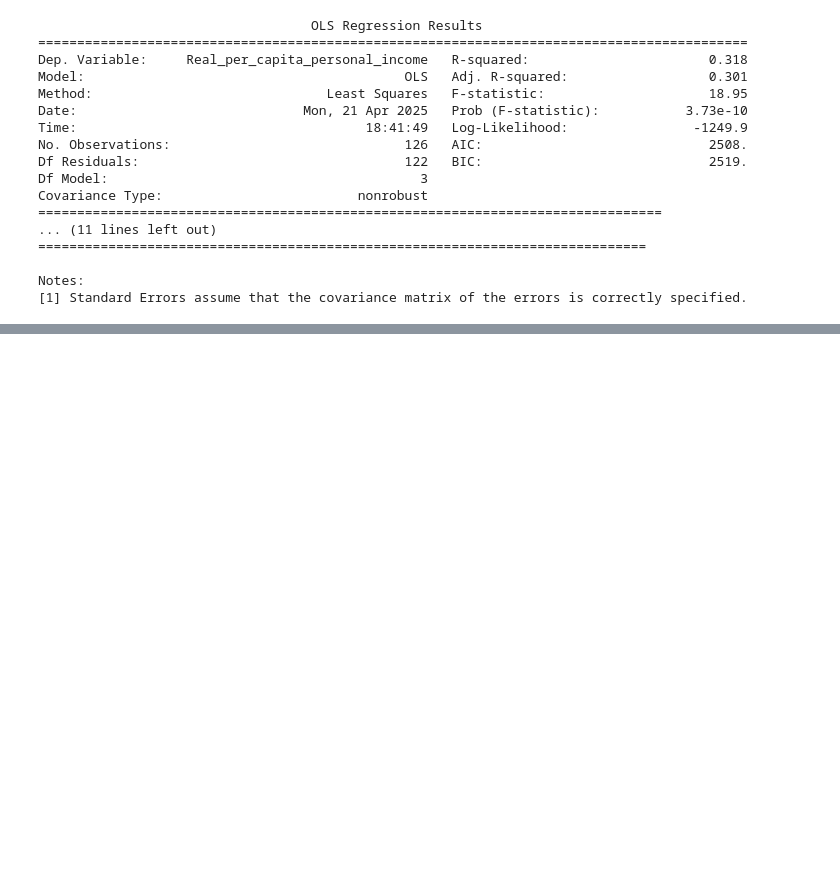
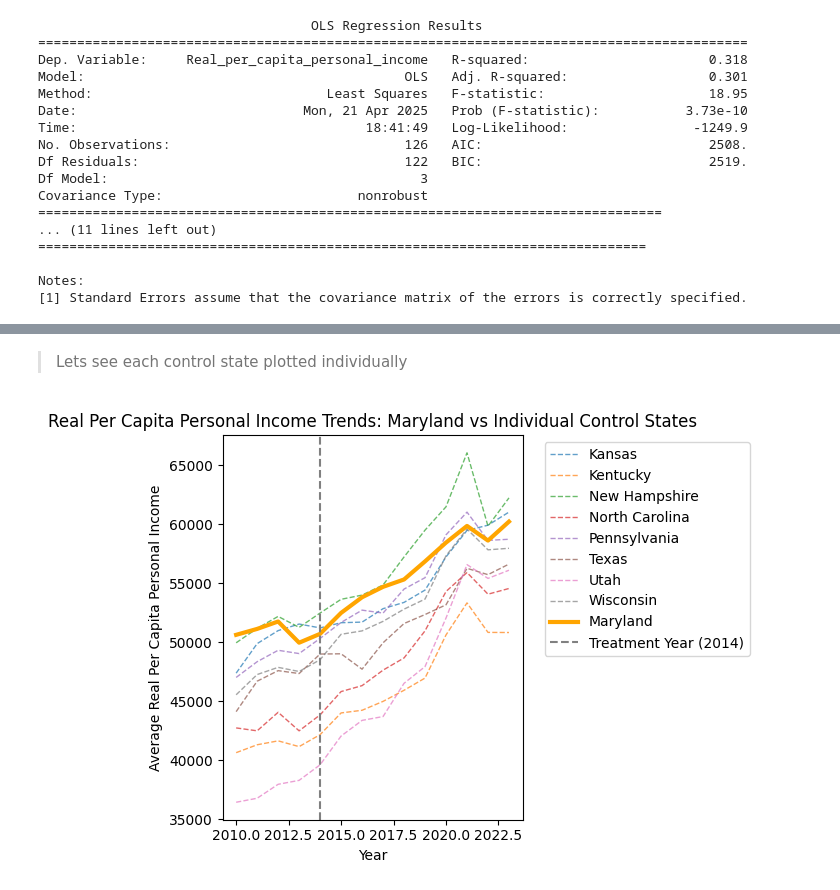
Before and after one commit to khaeuss808/UDS_FinalProject, a Jupyter notebook: FINALproject.ipynb, the cells around one changed output, grey strips where cells are left out. Saved outputs shown, nothing was run; the diff lists cells and outputs as text; code cells hidden in the pictures; blank space fills up the shorter version.

```diff
--- a/FINALproject.ipynb
+++ b/FINALproject.ipynb
@@ -723,0 +756,41 @@ Notes:
+# %% [markdown]
+> Lets see each control state plotted individually
+# %%
+plt.figure()
+
+# plot control states individually
+for state in percap_combined_df.query("treated == 0")["state"].unique():
+    state_data = percap_combined_df[(percap_combined_df["state"] == state)]
+    sns.lineplot(
+        data=state_data,
+        x="year",
+        y="Real_per_capita_personal_income",
+        label=state,
+        linewidth=1,
+        linestyle="--",
+        alpha=0.7,
+    )
+
+# plot maryland
+sns.lineplot(
+    data=percap_combined_df[percap_combined_df["state"] == "Maryland"],
+    x="year",
+    y="Real_per_capita_personal_income",
+    label="Maryland",
+    color="orange",
+    linewidth=3,
+)
+
+# add treatment line
+plt.axvline(x=2014, color="gray", linestyle="--", label="Treatment Year (2014)")
+
+plt.title(
+    "Real Per Capita Personal Income Trends: Maryland vs Individual Control States"
+)
+plt.ylabel("Average Real Per Capita Personal Income")
+plt.xlabel("Year")
+plt.legend(bbox_to_anchor=(1.05, 1), loc="upper left")
+plt.tight_layout()
+plt.show()
+# %% [output]
+[figure, added]
```
Also changed, not shown: parts of 1 cell of this notebook.
